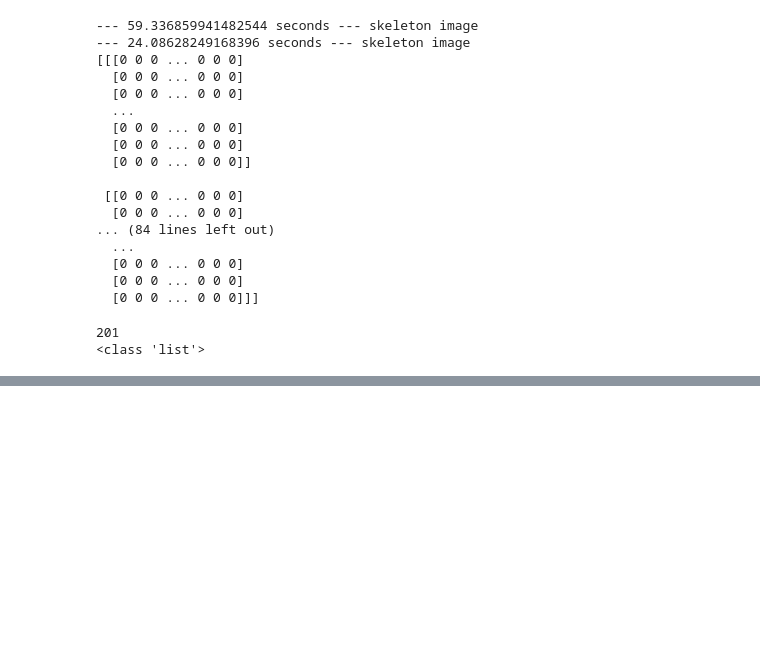
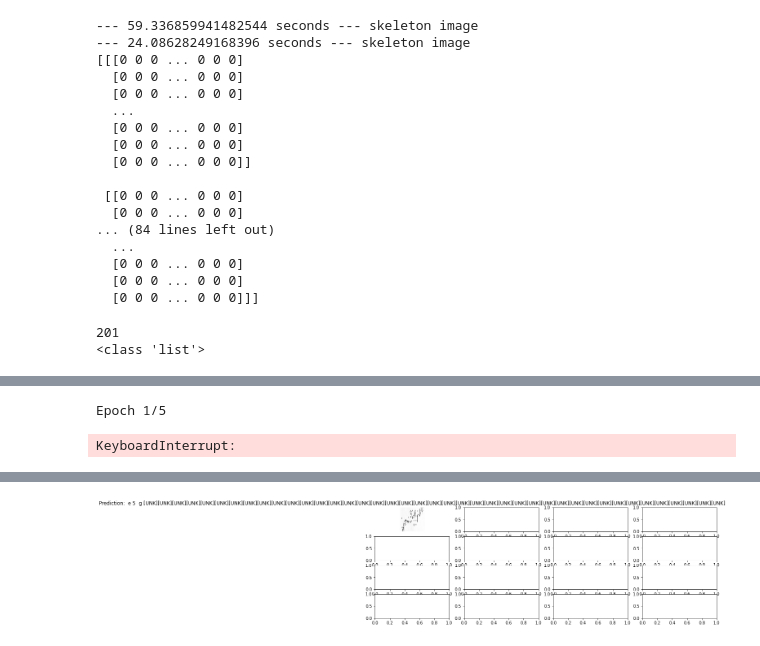
Before and after one commit to camillegaanan/CED-CRNN, a Jupyter notebook: DataAugmentation.ipynb, the cells around one changed output, grey strips where cells are left out. Saved outputs shown, nothing was run; the diff lists cells and outputs as text; code cells hidden in the pictures; blank space fills up the shorter version.

Commit message:
check

```diff
--- a/DataAugmentation.ipynb
+++ b/DataAugmentation.ipynb
@@ -390,23 +373,23 @@ def process_single_sample(img_path, label):
     # 2. Decode and convert to grayscale
     img = tf.io.decode_png(img, channels=1)
     # 3. Convert to float32 in [0, 1] range
-    img = tf.image.convert_image_dtype(img, tf.float32)
+    img = tf.image.convert_image_dtype(img, tf.float64) #initially 32
 
     # 4. Resize to the desired size
-    img = tf.image.resize(img, [64, 64])
+    img = tf.image.resize(img, [64, 256])
     img = tf.transpose(img, perm=[1, 0, 2])
     # 6. Map the characters in label to numbers
     #
-    label = char_to_num(tf.strings.unicode_split(str(label), 'UTF-8'))
-    print(label)
+    label = char_to_num(tf.strings.unicode_split(label, input_encoding="UTF-8"))
+
 
     return {"image": img, "label": label}
 # %%
-batch_size = 10
-print(len(train_image_paths))
-print(len(train_image_texts))
+batch_size = 1
+# print(type(train_image_paths))
+# print(type(train_image_texts))
 train_dataset = tf.data.Dataset.from_tensor_slices((train_image_paths, train_image_texts))
-
+# print(train_dataset)
 train_dataset = (
     train_dataset.map(
         process_single_sample, num_parallel_calls=tf.data.AUTOTUNE
@@ -780,7 +758,7 @@ ________________________________________________________________________________
 #                         verbose = 1,
 #                         shuffle=True)
 
-epochs = 1
+epochs = 5
 early_stopping_patience = 10
 # Add early stopping
 early_stopping = keras.callbacks.EarlyStopping(
@@ -794,3 +772,54 @@ model.fit(
     epochs=epochs,
     callbacks=[early_stopping],
 )
+# %% [output]
+Epoch 1/5
+KeyboardInterrupt:
+# %%
+num_to_char = layers.experimental.preprocessing.StringLookup(
+    vocabulary=char_to_num.get_vocabulary(), mask_token=None, invert=True
+)
+
+# Get the prediction model by extracting layers till the output layer
+prediction_model = keras.models.Model(
+    model.get_layer(name="image").input, model.get_layer(name="dense").output
+)
+prediction_model.summary()
+
+# A utility function to decode the output of the network
+def decode_batch_predictions(pred):
+    input_len = np.ones(pred.shape[0]) * pred.shape[1]
+    # Use greedy search. For complex tasks, you can use beam search
+    results = keras.backend.ctc_decode(pred, input_length=input_len, greedy=True)[0][0][
+        :, :49
+    ]
+    # Iterate over the results and get back the text
+    output_text = []
+    for res in results:
+        res = tf.strings.reduce_join(num_to_char(res)).numpy().decode("utf-8")
+        output_text.append(res)
+    return output_text
+
+
+#  Let's check results on some validation samples
+for batch in validation_dataset.take(1):
+    batch_images = batch["image"]
+    batch_labels = batch["label"]
+
+    preds = prediction_model.predict(batch_images)
+    pred_texts = decode_batch_predictions(preds)
+
+    orig_texts = []
+    for label in batch_labels:
+        label = tf.strings.reduce_join(num_to_char(label)).numpy().decode("utf-8")
+        orig_texts.append(label)
+    _, ax = plt.subplots(4, 4, figsize=(15, 5))
+    for i in range(len(pred_texts)):
+        img = (batch_images[i, :, :, 0] * 255).numpy().astype(np.uint8)
+        img = img.T
+        title = f"Prediction: {pred_texts[i]}"
+        ax[i // 4, i % 4].imshow(img, cmap="gray")
+        ax[i // 4, i % 4].set_title(title)
+        ax[i // 4, i % 4].axis("off")
+plt.show()
+# %% [output]
@@ -797,3 +843,4 @@ model.fit(
+[figure, added]
 # %%
 #CNN TRIX
 # %%
```
Also changed, not shown: parts of 7 cells of this notebook.
